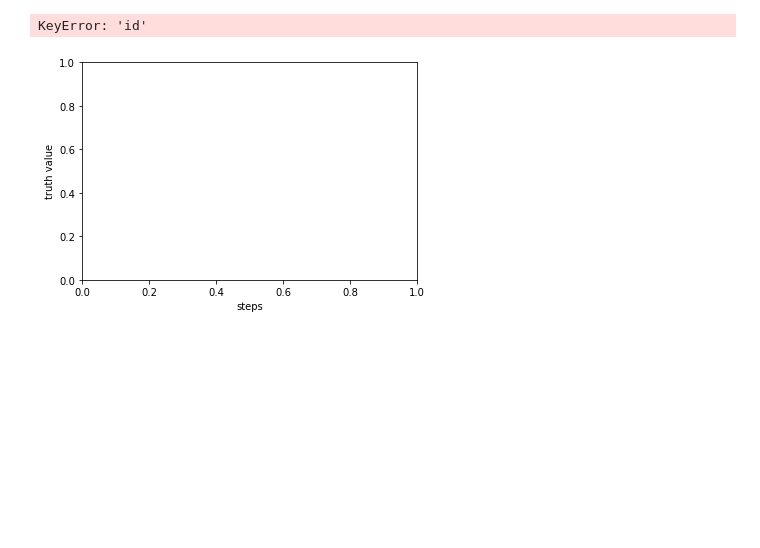
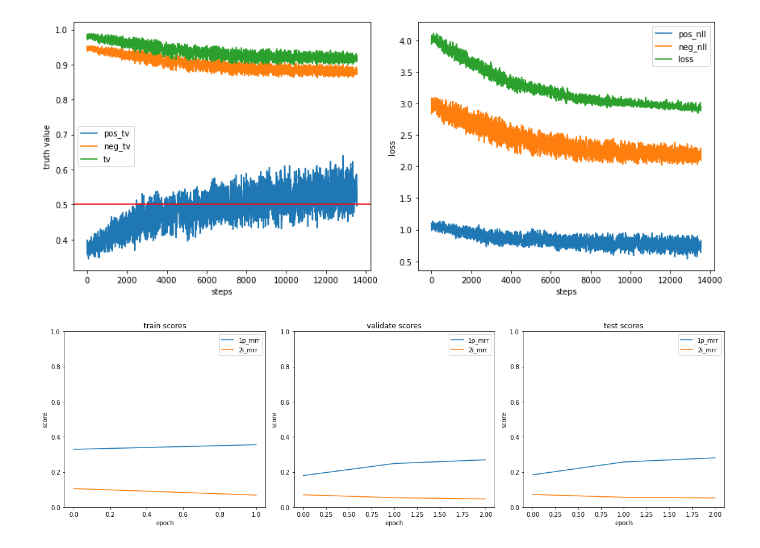
Before and after one commit to rabi-fei/Soft-Queries-on-Uncertain-KG, a Jupyter notebook: vis.ipynb, the cells around one changed output. Cells and saved outputs as stored; diff of their text form; code cells hidden in the pictures; blank space fills up the shorter version.

```diff
--- a/vis.ipynb
+++ b/vis.ipynb
@@ -9,27 +12,21 @@ from scipy.ndimage.filters import gaussian_filter1d
 # %%
-def read_log(filename, key_str='train'):
-    record = []
+def read_log_lines(filename):
+    lines = []
     with open(filename, 'rt') as f:
         for line in f.readlines():
-            if not key_str in line:
-                continue
-            json_content = json.loads(line.split(']')[-1])
-            try:
-                record.append(
-                    json_content
-                )
-            except:
-                pass
-    return record
+            lines.append(line)
+    return lines
 
-
-filter_width = .1
+def filter_lines(lines, key_str):
+    rec = []
+    for line in lines:
+        if not key_str in line:
+            continue
+        json_content = json.loads(line.split(']')[-1])
+        try:
+            rec.append(
+                json_content
+            )
+        except:
+            print("Error in ", line)
+    return rec
-# %%
-rec = read_log(filename='log/output.log', key_str="train lower bound noisy")
-data = defaultdict(list)
-for i, this_record in enumerate(rec):
-    for k in this_record:
-        data[k].append(this_record[k])
-    data['id'].append(i)
-df = pd.DataFrame(data)
-print(df.shape)
@@ -48 +33,3 @@ df
+# %%
+lines = read_log_lines(filename)
 # %%
@@ -92,22 +103,6 @@ print(df.shape)
-# %%
-fig, ax1 = plt.subplots()
-
-ax1.set_xlabel('steps')
-ax1.set_ylabel('truth value')
-
-keys = ['1p_mrr','2i_mrr','1p_hit3', '2i_hit3']
-for label in keys:
-    ax1.plot(df['id'], gaussian_filter1d(df[label], filter_width), label=label)
-ax1.legend()
-# ax1.set_yscale('log')
-
-# ax2 = ax1.twinx()  # instantiate a second axes that shares the same x-axis
-# ax2.plot(df['id'], df['sigma'], color='pink')
-#
-# ax2.set_ylabel('sigma')  # we already handled the x-label with ax1
-
-fig.tight_layout()  # otherwise the right y-label is slightly clipped
-plt.show()
-# %% [output]
-KeyError: 'id'
-[figure, removed]
+# %%
+plot_train_lines()
+plot_evaluation()
+# %% [output]
+[figure, added]
+[figure, added]
```
Also changed, not shown: parts of 5 cells of this notebook, 3 other files.
